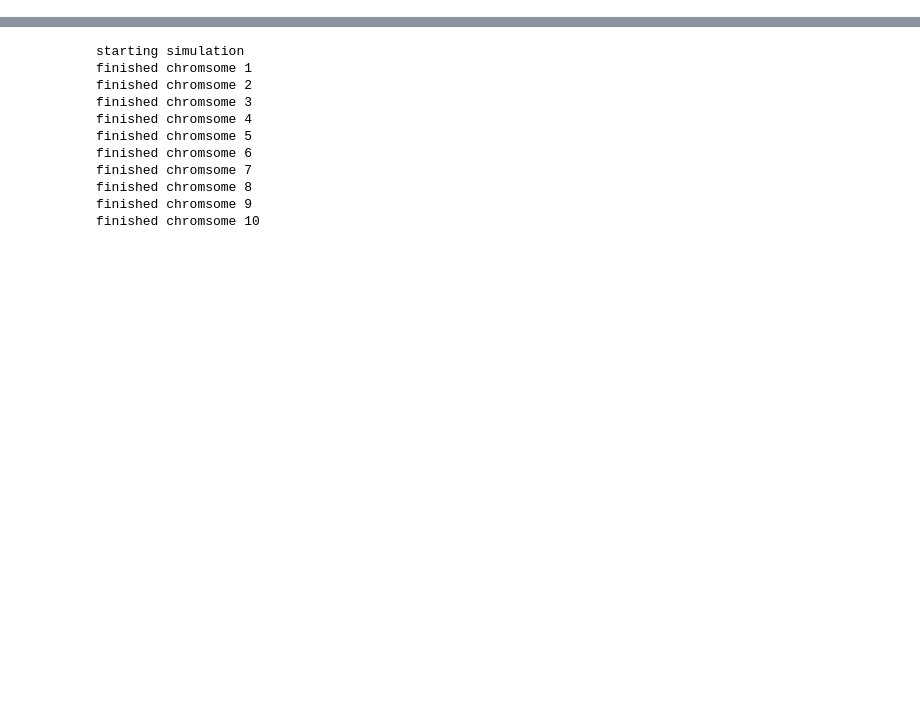
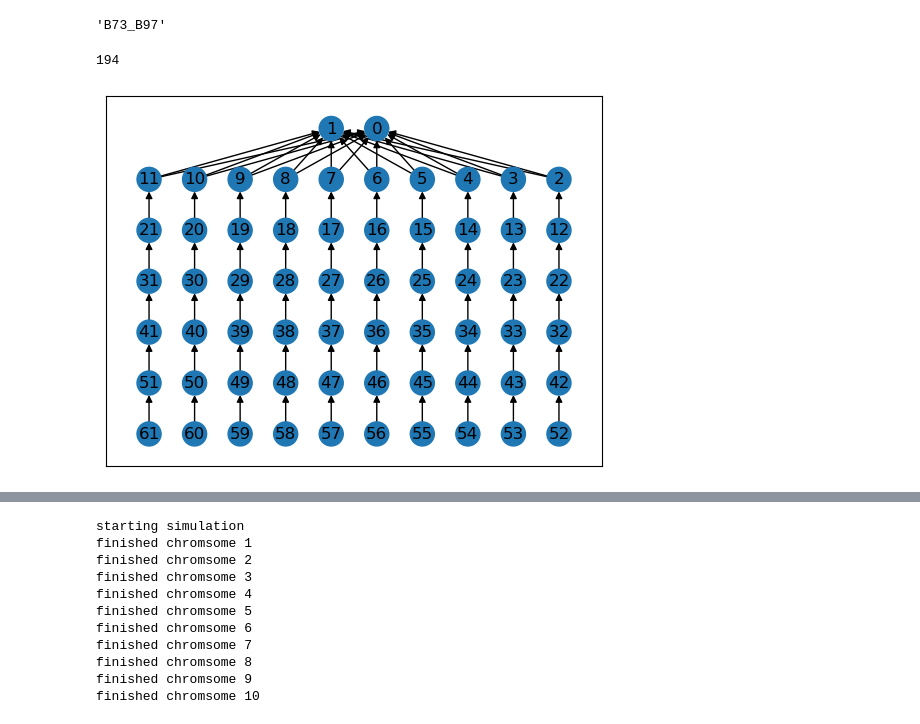
Before and after one commit to Phlup/Masterarbeit, a Jupyter notebook: code/genotype_sim.ipynb, the cells around one changed output, grey strips where cells are left out. Cells and saved outputs as stored; diff of their text form; code cells hidden in the pictures; blank space fills up the shorter version.

```diff
--- a/code/genotype_sim.ipynb
+++ b/code/genotype_sim.ipynb
@@ -16,4 +17,14 @@ populations = pd.read_csv("data/sim_data/populations.csv")
 pop_dict = dict(zip(populations["pop"], populations["name"]))
 size_dict = dict(zip(populations["pop"], populations["size"]))
 pops = populations["pop"]
+# %%
+#founders of population 1
+pop_dict[1]
+# %% [output]
+'B73_B97'
+# %%
+#num offspring of population 1
+size_dict[1]
+# %% [output]
+194
 # %%
@@ -28,3 +40,9 @@ genmap_zero["Rate(cM/Mb)"] = 0
 genmap_mean = genmap.copy()
 genmap_mean["Rate(cM/Mb)"] = genmap["Rate(cM/Mb)"].mean()
 genmap_mean.loc[genmap_mean.groupby("Chromosome").tail(1).index, "Rate(cM/Mb)"] = 0
+# %%
+##pedigree used for genotype simulations (offspring num according to size dict)
+pedigree = cross_selfing_ped(offspring = 10, selfing_genos = 5)
+draw_pedigree(df_to_ts(pedigree).tree_sequence())
+# %% [output]
+[figure, added]
```
Also changed, not shown: parts of 13 cells of this notebook, 22 other files.
